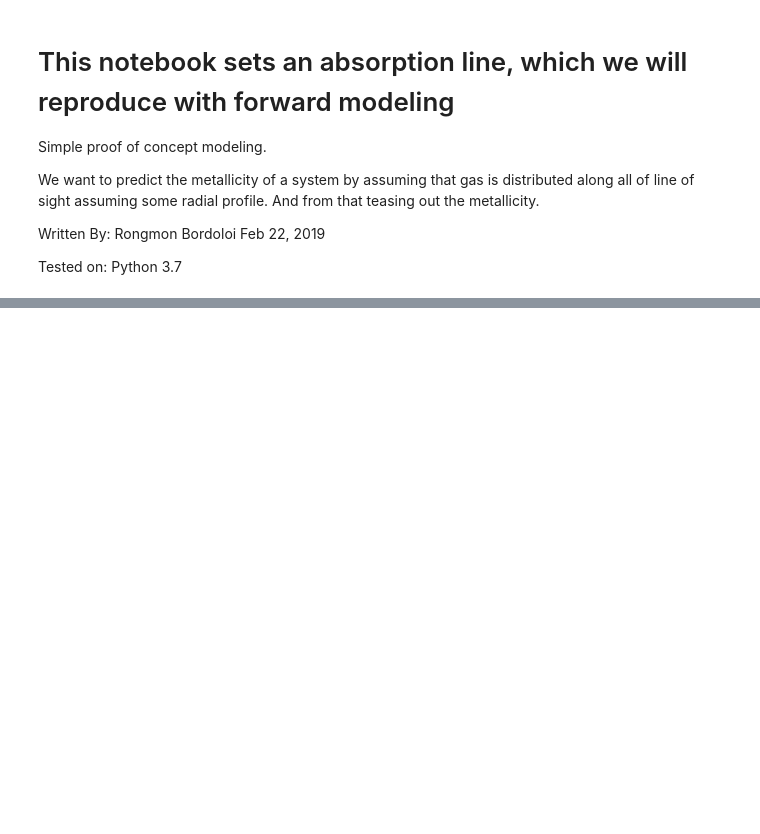
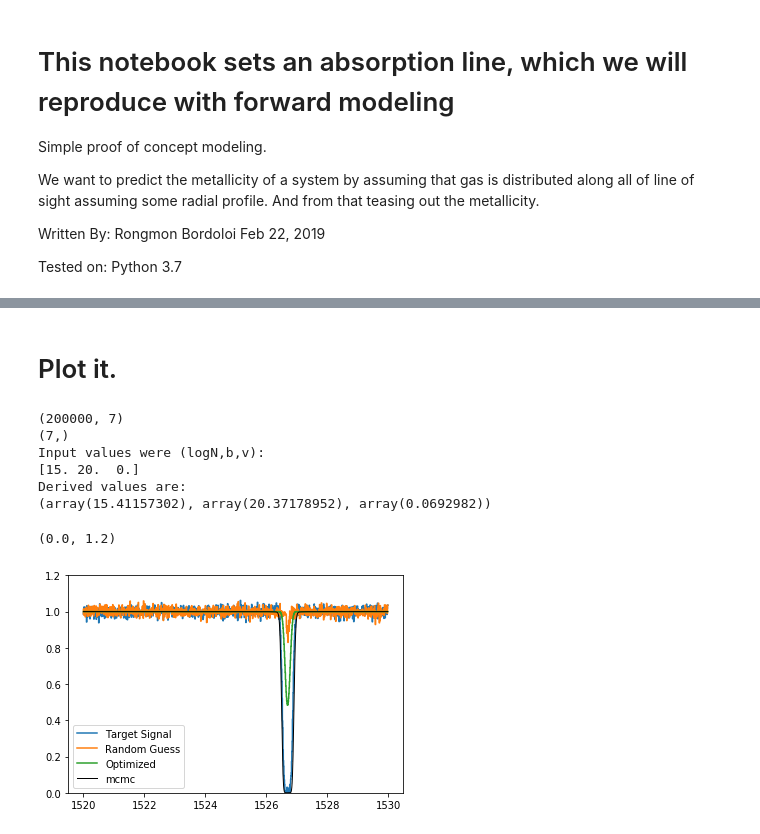
Before and after one commit to rongmon/rbvfit, a Jupyter notebook: src/rbvfit/Set_up_MCMC_problem.ipynb, the cells around one changed output, grey strips where cells are left out. Drawn from its saved outputs; the diff is of its cells as text; code cells hidden in the pictures; blank space fills up the shorter version.

```diff
--- a/src/rbvfit/Set_up_MCMC_problem.ipynb
+++ b/src/rbvfit/Set_up_MCMC_problem.ipynb
@@ -379,0 +269,51 @@ plt.plot(wave,best_fit,color='r',linewidth=1)
+# %% [markdown]
+# Plot it.
+# %%
+samples=sampler.chain[:, np.rint(no_of_steps/5).astype(np.int):, :].reshape((-1, ndim))#sampler.flatchain
+st=np.median(samples,axis=0)#np.median(sampler.flatchain, axis=0)
+print(samples.shape)
+print(st.shape)
+#df = pd.DataFrame(samples)
+#temp=df.mode()
+#st=temp.values[0]
+
+theta_prime=st[:-1]
+
+print("Input values were (logN,b,v):")
+print(orig_values.flatten())
+print("Derived values are:")
+print(estimate_parameter_single_cell(*theta_prime))
+
+
+
+
+best_fit = model_guess(theta_prime,wave)
+
+plt.step(wave,fnorm, label='Target Signal')
+plt.step(wave,fnorm_guess, label='Random Guess')
+plt.step(wave,fnorm_opt_guess, label='Optimized')
+plt.plot(wave,best_fit,color='k',linewidth=1,label='mcmc')
+
+plt.legend()
+plt.ylim([0.,1.2])
+
+
+#plt.step(wave,fnorm,linewidth=0.5)
+#plt.step(wave,enorm,color='r',linewidth=0.5)
+
+## Plot random solutions
+#index=np.random.randint(0,high=len(samples), size=100)
+#for i in range(len(index)):
+#	plt.plot(wave,model_guess(samples[index[i],:],wave),color="k", alpha=0.1)
+
+#plt.xlim([-500,1200])
+#plt.ylim([0,1.5])
+# %% [output]
+(200000, 7)
+(7,)
+Input values were (logN,b,v):
+[15. 20.  0.]
+Derived values are:
+(array(15.41157302), array(20.37178952), array(0.0692982))
+(0.0, 1.2)
+[figure, added]
```
Also changed, not shown: parts of 51 cells of this notebook.
